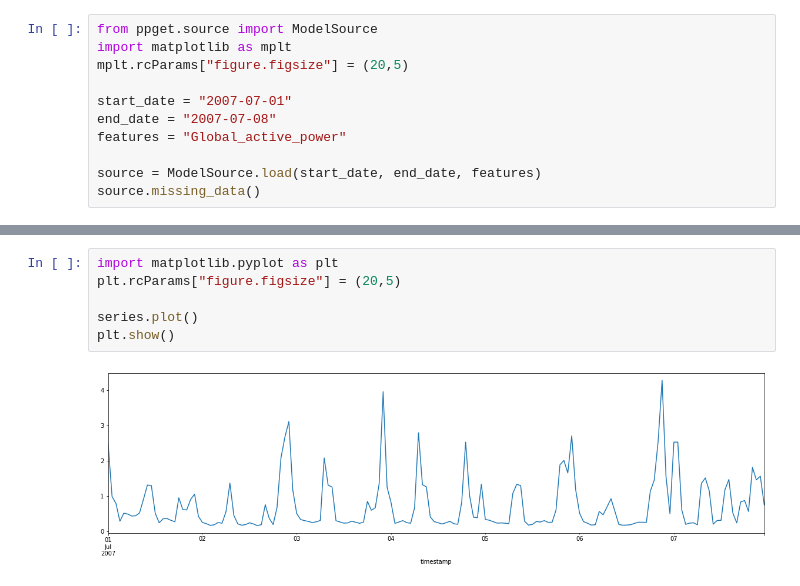
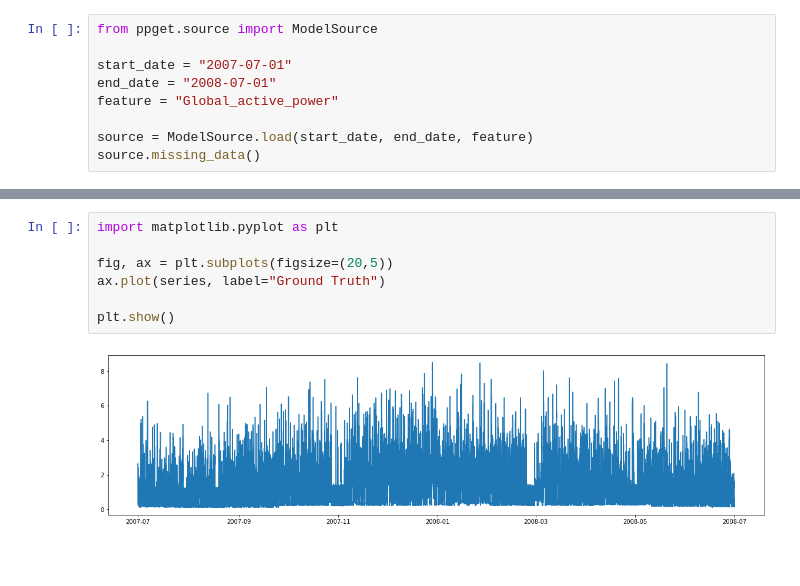
Before and after one commit to Gunisalvo/ppget-aprendizado-de-maquinas, a Jupyter notebook: 001_exploration.ipynb, the cells around one changed output, grey strips where cells are left out. Drawn from its saved outputs; the diff is of its cells as text; blank space fills up the shorter version.

```diff
--- a/001_exploration.ipynb
+++ b/001_exploration.ipynb
@@ -1,12 +1,10 @@
 # %%
 from ppget.source import ModelSource
-import matplotlib as mplt
-mplt.rcParams["figure.figsize"] = (20,5)
 
 start_date = "2007-07-01"
-end_date = "2007-07-08"
-features = "Global_active_power"
+end_date = "2008-07-01"
+feature = "Global_active_power"
 
-source = ModelSource.load(start_date, end_date, features)
+source = ModelSource.load(start_date, end_date, feature)
 source.missing_data()
 # %% [output]
@@ -26,8 +23,9 @@ Freq: H, Name: Global_active_power, dtype: float64
 # %%
 import matplotlib.pyplot as plt
-plt.rcParams["figure.figsize"] = (20,5)
 
-series.plot()
+fig, ax = plt.subplots(figsize=(20,5))
+ax.plot(series, label="Ground Truth")
+
 plt.show()
 # %% [output]
-[figure, old version]
+[figure, new version]
```
Also changed, not shown: parts of 9 cells of this notebook, 2 other files.
